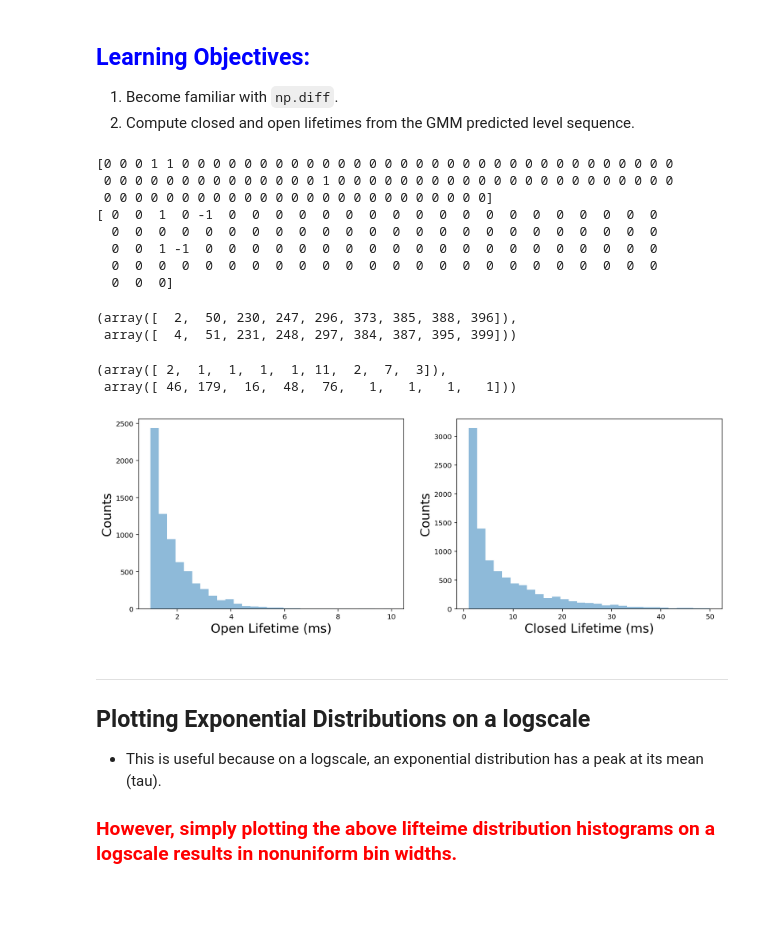
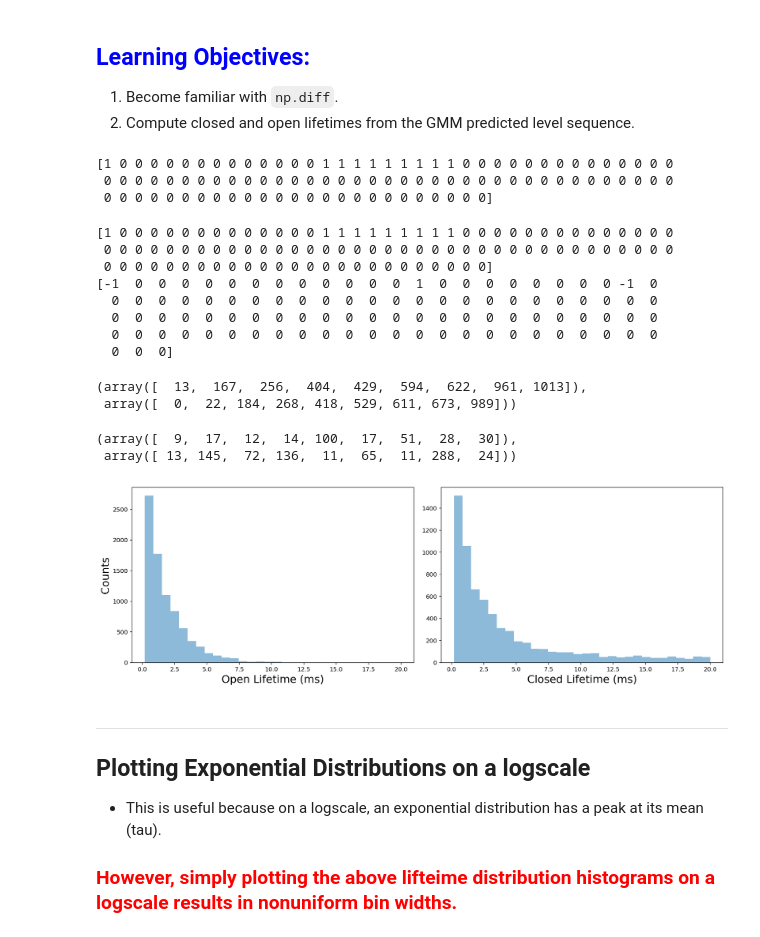
Before and after one commit to marcel-goldschen-ohm/NEU-337-Spring-2020, a Jupyter notebook: lectures/Apr-02-R-hmm/hmm_3state.ipynb, the cells around one changed output. Drawn from its saved outputs; the diff is of its cells as text; code cells hidden in the pictures; blank space fills up the shorter version.

```diff
--- a/lectures/Apr-02-R-hmm/hmm_3state.ipynb
+++ b/lectures/Apr-02-R-hmm/hmm_3state.ipynb
@@ -45,9 +45,9 @@ A simple model of ion channel gating with two nonconducting states ($Closed, Des
 # %%
 # transition probability matrix for each time step
 # A[i,j] is transition probability from state i to state j
-A = np.array([[0.92, 0.08, 0.00],     # P(C->C), P(C->O), P(C->D)
+A = np.array([[0.95, 0.05, 0.00],     # P(C->C), P(C->O), P(C->D)
               [0.03, 0.95, 0.02],     # P(O->C), P(O->O), P(O->D)
-              [0.00, 0.005, 0.995]])  # P(D->C), P(D->O), P(D->D)
+              [0.00, 0.004, 0.996]])  # P(D->C), P(D->O), P(D->D)
 
 # initial state probabilities (i.e. probability that we start off in each state)
 # p0[i] is the probability of starting in state i
@@ -86,9 +86,9 @@ Assume current in each state is normally distributed.
 # %%
 # emission probability distributions for each state
 # state_emission_pds[i] is the emission probability distribution for state i
-closed_pd = st.norm(0, 1)
-open_pd = st.norm(5, 1.5)
-desensitized_pd = st.norm(0, 1)
+closed_pd = st.norm(0, 0.8)
+open_pd = st.norm(5, 1)
+desensitized_pd = st.norm(0, 0.8)
 
 state_emission_pds = [closed_pd, open_pd, desensitized_pd]
 
@@ -189,6 +189,21 @@ plt.title('Colored by True Simulated State');
 ## <font color=blue>Learning Objectives:</font>
 1. Become familiar with `np.diff`.
 2. Compute closed and open lifetimes from the GMM predicted level sequence.
+# %%
+print(gmm_predicted_state_seq[:99])
+# %% [output]
+[1 0 0 0 0 0 0 0 0 0 0 0 0 0 1 1 1 1 1 1 1 1 1 0 0 0 0 0 0 0 0 0 0 0 0 0 0
+ 0 0 0 0 0 0 0 0 0 0 0 0 0 0 0 0 0 0 0 0 0 0 0 0 0 0 0 0 0 0 0 0 0 0 0 0 0
+ 0 0 0 0 0 0 0 0 0 0 0 0 0 0 0 0 0 0 0 0 0 0 0 0 0]
+# %%
+idx0 = np.where(gmm_predicted_state_seq == 0)[0]
+idx1 = np.where(gmm_predicted_state_seq == 1)[0]
+
+if observed_current[idx1].mean() < observed_current[idx0].mean():
+    # swap gmm indices 0 and 1 so they correspond to
+    # nonconducting and conducting states, respectively
+    gmm_predicted_state_seq[idx1] = 0
+    gmm_predicted_state_seq[idx0] = 1
 # %%
 print(gmm_predicted_state_seq[:99])
 
@@ -196,12 +211,12 @@ diff_gmm_predicted_state_seq = np.diff(gmm_predicted_state_seq)
 
 print(diff_gmm_predicted_state_seq[:99])
 # %% [output]
-[0 0 0 1 1 0 0 0 0 0 0 0 0 0 0 0 0 0 0 0 0 0 0 0 0 0 0 0 0 0 0 0 0 0 0 0 0
- 0 0 0 0 0 0 0 0 0 0 0 0 0 0 1 0 0 0 0 0 0 0 0 0 0 0 0 0 0 0 0 0 0 0 0 0 0
+[1 0 0 0 0 0 0 0 0 0 0 0 0 0 1 1 1 1 1 1 1 1 1 0 0 0 0 0 0 0 0 0 0 0 0 0 0
+ 0 0 0 0 0 0 0 0 0 0 0 0 0 0 0 0 0 0 0 0 0 0 0 0 0 0 0 0 0 0 0 0 0 0 0 0 0
  0 0 0 0 0 0 0 0 0 0 0 0 0 0 0 0 0 0 0 0 0 0 0 0 0]
-[ 0  0  1  0 -1  0  0  0  0  0  0  0  0  0  0  0  0  0  0  0  0  0  0  0
+[-1  0  0  0  0  0  0  0  0  0  0  0  0  1  0  0  0  0  0  0  0  0 -1  0
   0  0  0  0  0  0  0  0  0  0  0  0  0  0  0  0  0  0  0  0  0  0  0  0
-  0  0  1 -1  0  0  0  0  0  0  0  0  0  0  0  0  0  0  0  0  0  0  0  0
+  0  0  0  0  0  0  0  0  0  0  0  0  0  0  0  0  0  0  0  0  0  0  0  0
   0  0  0  0  0  0  0  0  0  0  0  0  0  0  0  0  0  0  0  0  0  0  0  0
   0  0  0]
 # %%
@@ -210,8 +225,8 @@ oc_pts = np.where(diff_gmm_predicted_state_seq == -1)[0]
 
 co_pts[:9], oc_pts[:9]
 # %% [output]
-(array([  2,  50, 230, 247, 296, 373, 385, 388, 396]),
- array([  4,  51, 231, 248, 297, 384, 387, 395, 399]))
+(array([  13,  167,  256,  404,  429,  594,  622,  961, 1013]),
+ array([  0,  22, 184, 268, 418, 529, 611, 673, 989]))
 # %%
 N = min(len(co_pts), len(oc_pts))
 
@@ -242,28 +257,29 @@ else:
 
 open_lifetimes_pts[:9], closed_lifetimes_pts[:9]
 # %% [output]
-(array([ 2,  1,  1,  1,  1, 11,  2,  7,  3]),
- array([ 46, 179,  16,  48,  76,   1,   1,   1,   1]))
+(array([  9,  17,  12,  14, 100,  17,  51,  28,  30]),
+ array([ 13, 145,  72, 136,  11,  65,  11, 288,  24]))
 # %%
 dt_ms = 0.1  # sample interval
 
 # convert lifetimes from time steps to times
 open_lifetimes_ms = open_lifetimes_pts * dt_ms
 closed_lifetimes_ms = closed_lifetimes_pts * dt_ms
 
 plt.subplot(121)
-binedges = np.linspace(1, 10, 30)
+binedges = np.linspace(0.2, 20, 31)
 plt.hist(open_lifetimes_ms, binedges, alpha=0.5)
 plt.xlabel('Open Lifetime (ms)')
 plt.ylabel('Counts')
 
 plt.subplot(122)
-binedges = np.linspace(1, 50, 30)
+binedges = np.linspace(0.2, 20, 31)
 plt.hist(closed_lifetimes_ms, binedges, alpha=0.5)
 plt.xlabel('Closed Lifetime (ms)')
-plt.ylabel('Counts');
+
+plt.tight_layout();
 # %% [output]
-[figure, old version]
+[figure, new version]
 # %% [markdown]
 ---
 ## Plotting Exponential Distributions on a logscale
```
Also changed, not shown: parts of 19 cells of this notebook.
